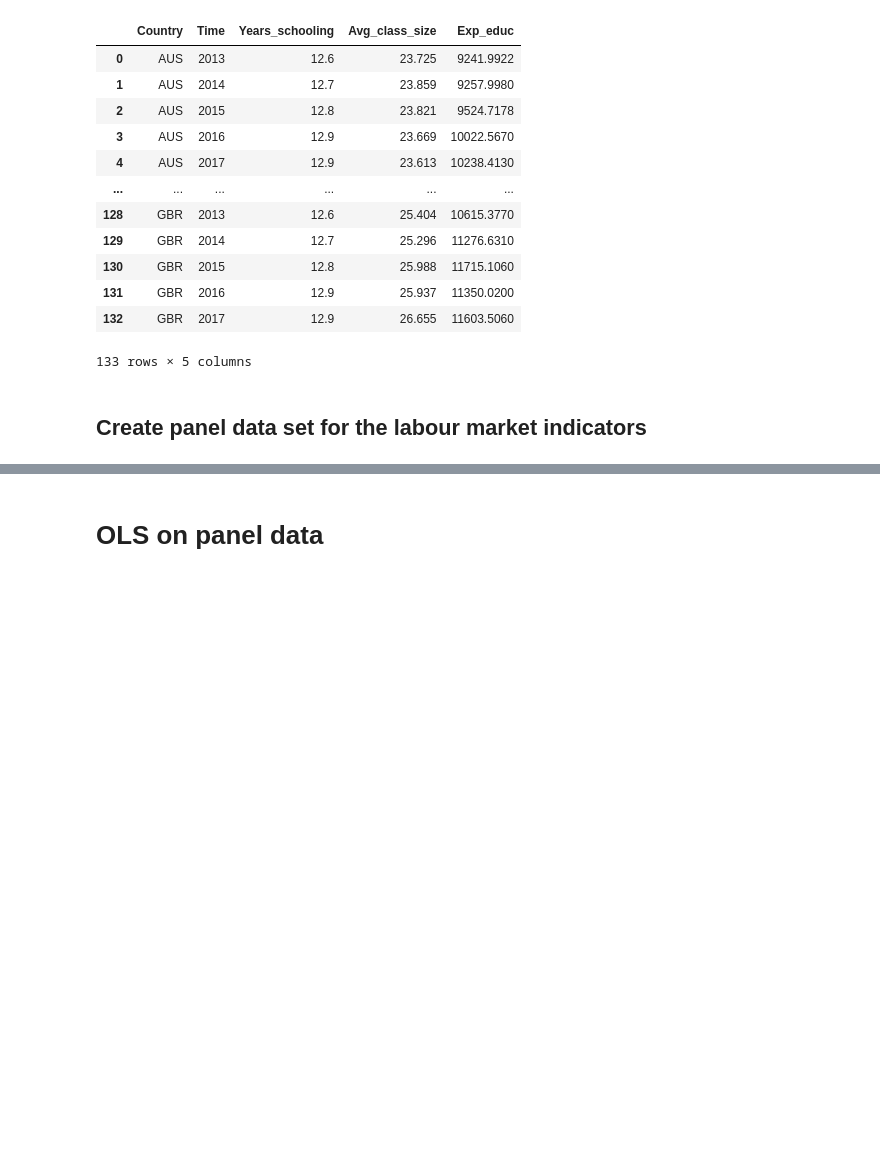
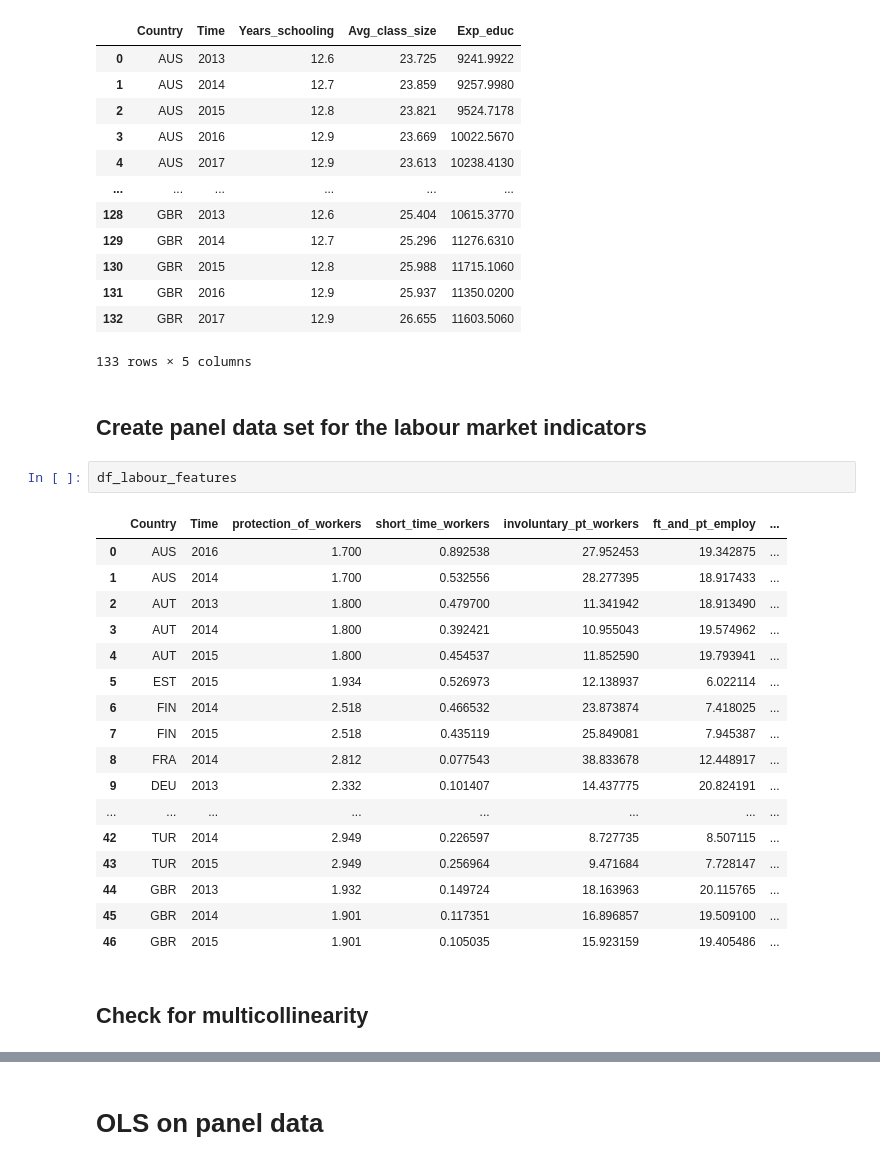
Before and after one commit to Victor-Manach/MODS206, a Jupyter notebook: Reg_panel_data.ipynb, the cells around one changed output, grey strips where cells are left out. Drawn from its saved outputs; the diff is of its cells as text; blank space fills up the shorter version.

```diff
--- a/Reg_panel_data.ipynb
+++ b/Reg_panel_data.ipynb
@@ -104,3 +129,25 @@ df_educ_features_l1
 133 rows × 5 columns
 # %% [markdown]
 ## Create panel data set for the labour market indicators
+# %%
+df_labour_features
+# %% [output]
+|  | Country | Time | protection_of_workers | short_time_workers | involuntary_pt_workers | ft_and_pt_employ | ... |
+| 0 | AUS | 2016 | 1.700 | 0.892538 | 27.952453 | 19.342875 | ... |
+| 1 | AUS | 2014 | 1.700 | 0.532556 | 28.277395 | 18.917433 | ... |
+| 2 | AUT | 2013 | 1.800 | 0.479700 | 11.341942 | 18.913490 | ... |
+| 3 | AUT | 2014 | 1.800 | 0.392421 | 10.955043 | 19.574962 | ... |
+| 4 | AUT | 2015 | 1.800 | 0.454537 | 11.852590 | 19.793941 | ... |
+| 5 | EST | 2015 | 1.934 | 0.526973 | 12.138937 | 6.022114 | ... |
+| 6 | FIN | 2014 | 2.518 | 0.466532 | 23.873874 | 7.418025 | ... |
+| 7 | FIN | 2015 | 2.518 | 0.435119 | 25.849081 | 7.945387 | ... |
+| 8 | FRA | 2014 | 2.812 | 0.077543 | 38.833678 | 12.448917 | ... |
+| 9 | DEU | 2013 | 2.332 | 0.101407 | 14.437775 | 20.824191 | ... |
+| ... | ... | ... | ... | ... | ... | ... | ... |
+| 42 | TUR | 2014 | 2.949 | 0.226597 | 8.727735 | 8.507115 | ... |
+| 43 | TUR | 2015 | 2.949 | 0.256964 | 9.471684 | 7.728147 | ... |
+| 44 | GBR | 2013 | 1.932 | 0.149724 | 18.163963 | 20.115765 | ... |
+| 45 | GBR | 2014 | 1.901 | 0.117351 | 16.896857 | 19.509100 | ... |
+| 46 | GBR | 2015 | 1.901 | 0.105035 | 15.923159 | 19.405486 | ... |
+# %% [markdown]
+## Check for multicollinearity
```
Also changed, not shown: parts of 60 cells of this notebook, 7 other files.
